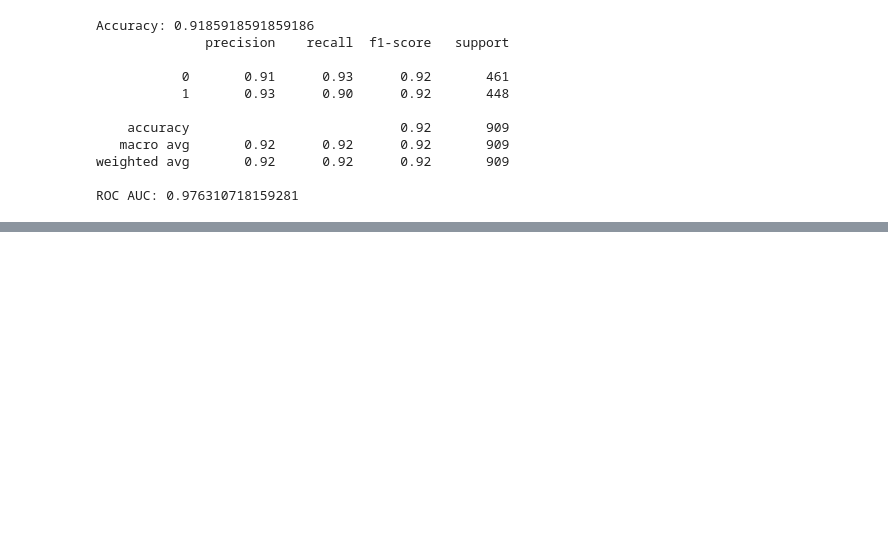
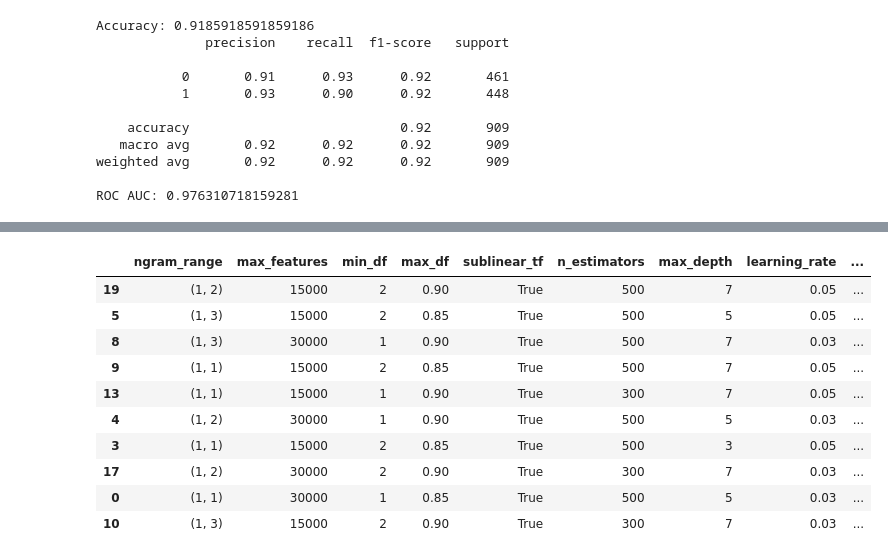
Before and after one commit to Nandni-bit/AI-Fake-News-Detector, a Jupyter notebook: xgboostmodeltraining.ipynb, the cells around one changed output, grey strips where cells are left out. Cells and saved outputs as stored; diff of their text form; code cells hidden in the pictures; blank space fills up the shorter version.

```diff
--- a/xgboostmodeltraining.ipynb
+++ b/xgboostmodeltraining.ipynb
@@ -185,0 +209,35 @@ ROC AUC: 0.976310718159281
+# %%
+def run_xgb_experiment(tfidf_p, xgb_p):
+
+    tfidf = TfidfVectorizer(
+        stop_words="english",
+        ngram_range=tfidf_p["ngram_range"],
+        max_features=tfidf_p["max_features"],
+        min_df=tfidf_p["min_df"],
+        max_df=tfidf_p["max_df"],
+        sublinear_tf=tfidf_p["sublinear_tf"]
+    )
+
+    X_train_vec = tfidf.fit_transform(X_train_text)
+    X_test_vec = tfidf.transform(X_test_text)
+
+    model = XGBClassifier(
+        n_estimators=xgb_p["n_estimators"],
+        max_depth=xgb_p["max_depth"],
+        learning_rate=xgb_p["learning_rate"],
+        subsample=xgb_p["subsample"],
+        colsample_bytree=xgb_p["colsample_bytree"],
+        min_child_weight=xgb_p["min_child_weight"],
+        eval_metric="logloss",
+        random_state=42
+    )
+
+    model.fit(X_train_vec, y_train)
+
+    pred = model.predict(X_test_vec)
+    prob = model.predict_proba(X_test_vec)[:,1]
+
+    acc = accuracy_score(y_test, pred)
+    auc = roc_auc_score(y_test, prob)
+
+    return acc, auc
@@ -185,0 +302,21 @@ ROC AUC: 0.976310718159281
+# %%
+df_results = pd.DataFrame(results)
+
+df_results = df_results.sort_values(
+    by="roc_auc",
+    ascending=False
+)
+
+df_results.head(10)
+# %% [output]
+|  | ngram_range | max_features | min_df | max_df | sublinear_tf | n_estimators | max_depth | learning_rate | ... |
+| 19 | (1, 2) | 15000 | 2 | 0.90 | True | 500 | 7 | 0.05 | ... |
+| 5 | (1, 3) | 15000 | 2 | 0.85 | True | 500 | 5 | 0.05 | ... |
+| 8 | (1, 3) | 30000 | 1 | 0.90 | True | 500 | 7 | 0.03 | ... |
+| 9 | (1, 1) | 15000 | 2 | 0.85 | True | 500 | 7 | 0.05 | ... |
+| 13 | (1, 1) | 15000 | 1 | 0.90 | True | 300 | 7 | 0.05 | ... |
+| 4 | (1, 2) | 30000 | 1 | 0.90 | True | 500 | 5 | 0.03 | ... |
+| 3 | (1, 1) | 15000 | 2 | 0.85 | True | 500 | 3 | 0.05 | ... |
+| 17 | (1, 2) | 30000 | 2 | 0.90 | True | 300 | 7 | 0.03 | ... |
+| 0 | (1, 1) | 30000 | 1 | 0.85 | True | 500 | 5 | 0.03 | ... |
+| 10 | (1, 3) | 15000 | 2 | 0.90 | True | 300 | 7 | 0.03 | ... |
```
Also changed, not shown: parts of 14 cells of this notebook.
